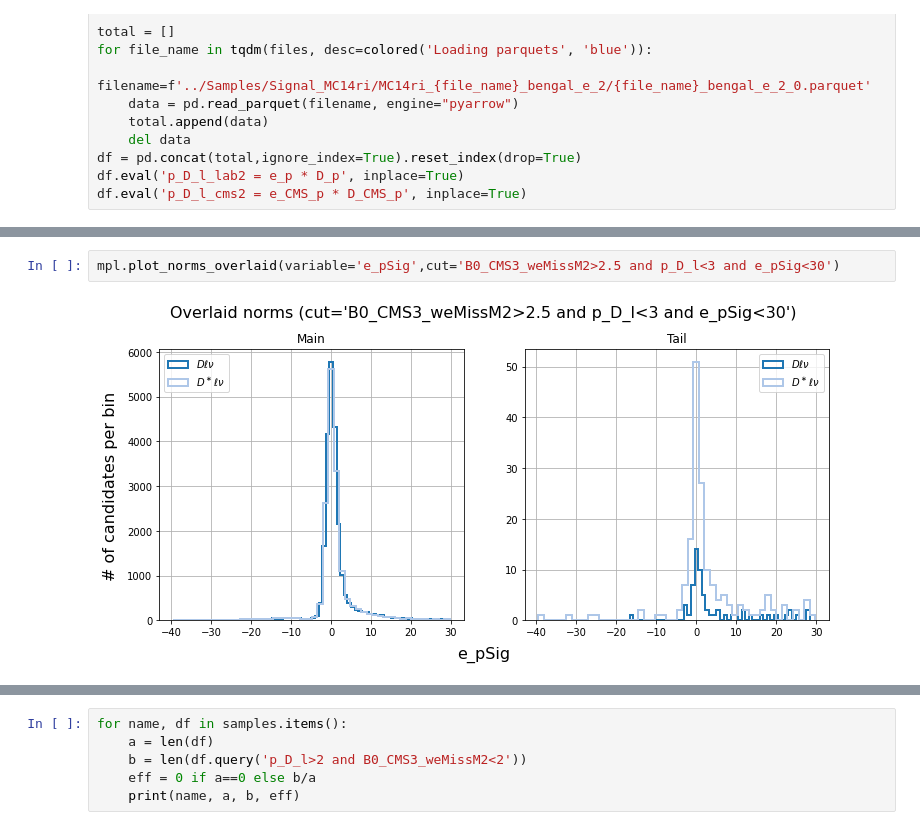
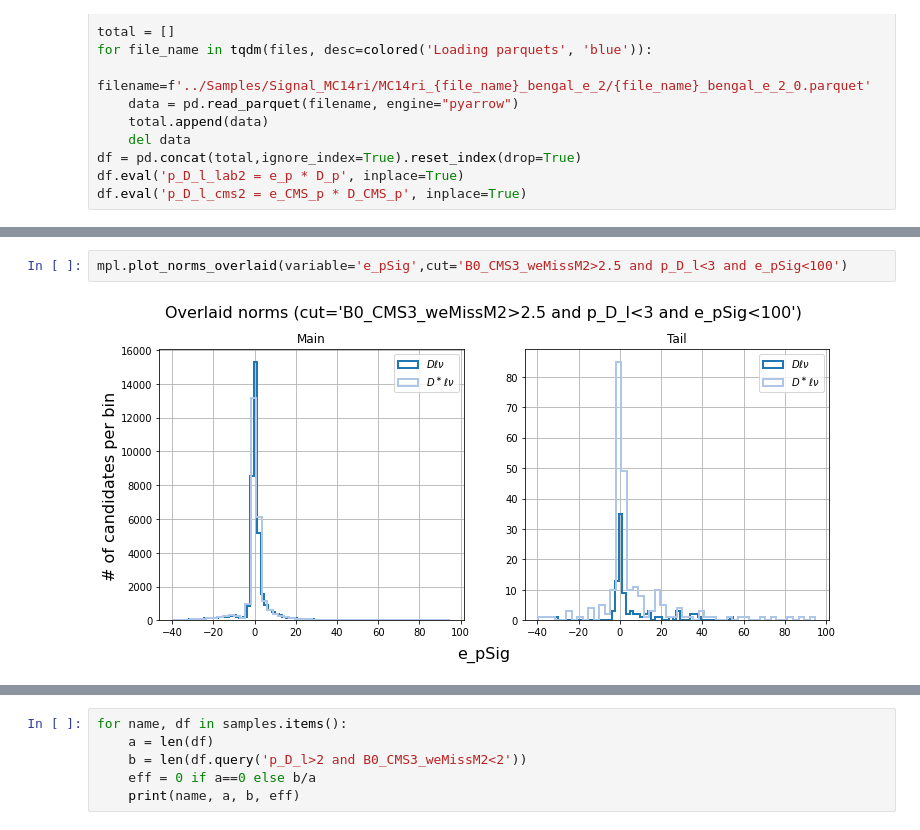
Before and after one commit to zjkjsd/inclusive_R_D, a Jupyter notebook: Offline/2_PlotNtuple_e.ipynb, the cells around one changed output, grey strips where cells are left out. Cells and saved outputs as stored; diff of their text form.

```diff
--- a/Offline/2_PlotNtuple_e.ipynb
+++ b/Offline/2_PlotNtuple_e.ipynb
@@ -80,4 +84,4 @@ mpl.plot_norms_overlaid(variable='e_pSig',cut='B0_CMS3_weMissM2>2.5 and p_D_l<3'
 # %%
-mpl.plot_norms_overlaid(variable='e_pSig',cut='B0_CMS3_weMissM2>2.5 and p_D_l<3 and e_pSig<30')
+mpl.plot_norms_overlaid(variable='e_pSig',cut='B0_CMS3_weMissM2>2.5 and p_D_l<3 and e_pSig<100')
 # %% [output]
-[figure, old version]
+[figure, new version]
```
Also changed, not shown: parts of 9 cells of this notebook, 14 other files.
